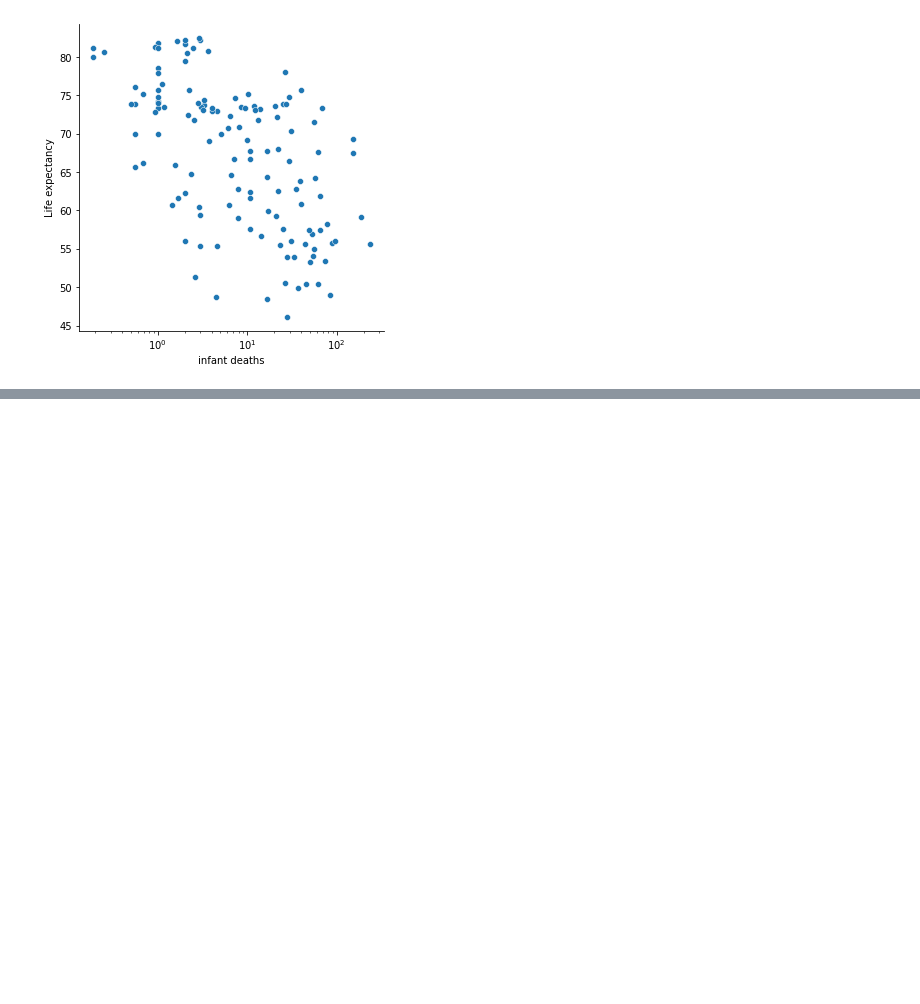
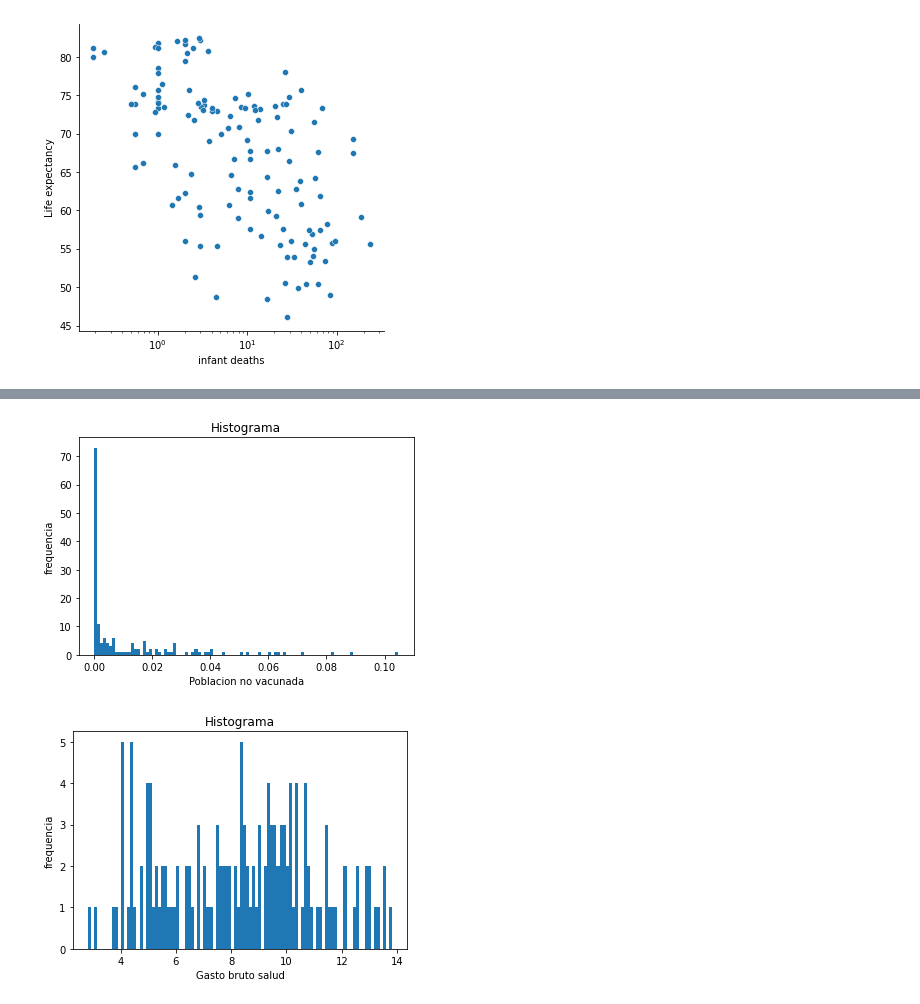
Before and after one commit to iglosiggio/metnum-tp3, a Jupyter notebook: notebooks/analisis_exploratorio_de_datos.ipynb, the cells around one changed output, grey strips where cells are left out. Drawn from its saved outputs; the diff is of its cells as text; code cells hidden in the pictures; blank space fills up the shorter version.

```diff
--- a/notebooks/analisis_exploratorio_de_datos.ipynb
+++ b/notebooks/analisis_exploratorio_de_datos.ipynb
@@ -349,2 +350,19 @@ print(tablita.to_latex(index=False))
 \bottomrule
 \end{tabular}
+# %%
+poblacion_vacunada = []
+gasto_bruto_salud = []
+
+for index, row in df.iterrows():
+    if (np.isnan(row['Hepatitis B']) or np.isnan(row['Polio']) or np.isnan(row['Diphtheria'])):
+        poblacion_vacunada.append(np.nan)
+    else:
+        poblacion_vacunada.append((1-row['Hepatitis B']/100)*(1-row['Polio']/100)*(1-row['Diphtheria']/100))
+
+    if (np.isnan(row['GDP']) or np.isnan(row['percentage expenditure']) or row['percentage expenditure'] == 0):
+        gasto_bruto_salud.append(np.nan)
+    else:
+        gasto_bruto_salud.append(np.log((row['percentage expenditure']/100)*row['GDP']))
+# %%
+df.insert(len(df.columns), 'Poblacion no vacunada', poblacion_vacunada)
+df.insert(len(df.columns), 'Gasto bruto salud', gasto_bruto_salud)
@@ -350,0 +385,17 @@ print(tablita.to_latex(index=False))
+# %%
+plt.hist(df['Poblacion no vacunada'], 100)
+plt.ylabel('frequencia')
+plt.xlabel('Poblacion no vacunada')
+plt.title('Histograma')
+plt.savefig('Histograma_Poblacion_no_vacunada.pdf')
+plt.show()
+
+plt.hist(df['Gasto bruto salud'], 100)
+plt.ylabel('frequencia')
+plt.xlabel('Gasto bruto salud')
+plt.title('Histograma')
+plt.savefig('Histograma_Gasto_bruto_salud.pdf')
+plt.show()
+# %% [output]
+[figure, added]
+[figure, added]
```
Also changed, not shown: parts of 9 cells of this notebook.
